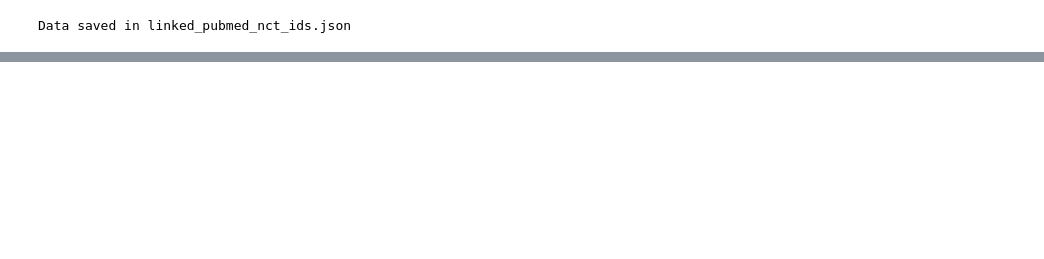
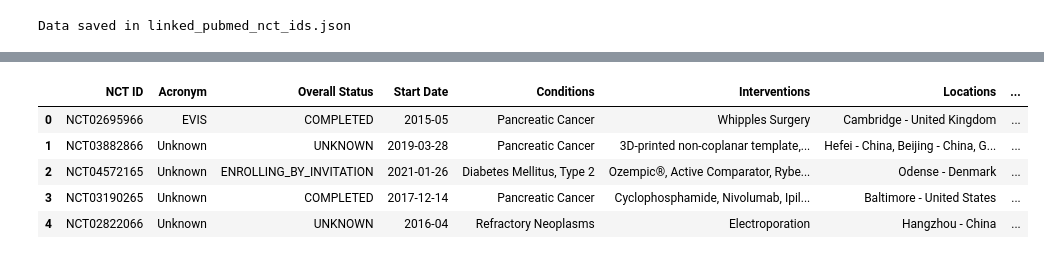
Before and after one commit to Nafiz43/STA-220-Project-Clinical-Trial-Analysis, a Jupyter notebook: 03_linking_trials_with_articles.ipynb, the cells around one changed output, grey strips where cells are left out. Cells and saved outputs as stored; diff of their text form; code cells hidden in the pictures; blank space fills up the shorter version.

Commit message:
updated the code for linking article and trials

```diff
--- a/03_linking_trials_with_articles.ipynb
+++ b/03_linking_trials_with_articles.ipynb
@@ -52,3 +52,13 @@ with open(output_file, 'w') as json_file:
 print(f"Data saved in {output_file}")
 # %% [output]
 Data saved in linked_pubmed_nct_ids.json
+# %%
+import pandas as pd
+import json
+
+# pd.read_csv('data/all_diseas_processed.csv')
+all_disease = pd.read_csv('data/all_disease_procesed.csv')
+print(all_disease.head())
+
+pubmed_links = json.load(open('linked_pubmed_nct_ids.json'))
+print(pubmed_links[:5])
@@ -54,0 +83,24 @@ Data saved in linked_pubmed_nct_ids.json
+# %%
+
+
+# Create a mapping of NCT ID to PubMed ID
+nct_to_pubmed = {}
+
+for entry in pubmed_links:
+    pubmed_id = str(entry["PubMed_ID"])  # Ensure string format
+    for nct_id in entry["NCT_IDs"]:
+        nct_to_pubmed[nct_id] = pubmed_id
+
+# Sample all_disease DataFrame
+# all_disease = pd.DataFrame({
+#     "NCT ID": ["NCT06088706", "NCT02871856", "NCT12345678", "NCT05622630"]
+# })
+
+# Map NCT ID to PubMed ID
+all_disease["Associated Article ID"] = all_disease["NCT ID"].map(nct_to_pubmed).fillna("")
+
+# Create binary column indicating association
+all_disease["Associated Article?"] = all_disease["Associated Article ID"].apply(lambda x: "YES" if x else "NO")
+
+# Display result
+print(all_disease)
@@ -54,0 +125,9 @@ Data saved in linked_pubmed_nct_ids.json
+# %%
+all_disease.head()
+# %% [output]
+|  | NCT ID | Acronym | Overall Status | Start Date | Conditions | Interventions | Locations | ... |
+| 0 | NCT02695966 | EVIS | COMPLETED | 2015-05 | Pancreatic Cancer | Whipples Surgery | Cambridge - United Kingdom | ... |
+| 1 | NCT03882866 | Unknown | UNKNOWN | 2019-03-28 | Pancreatic Cancer | 3D-printed non-coplanar template,... | Hefei - China, Beijing - China, G... | ... |
+| 2 | NCT04572165 | Unknown | ENROLLING_BY_INVITATION | 2021-01-26 | Diabetes Mellitus, Type 2 | Ozempic®, Active Comparator, Rybe... | Odense - Denmark | ... |
+| 3 | NCT03190265 | Unknown | COMPLETED | 2017-12-14 | Pancreatic Cancer | Cyclophosphamide, Nivolumab, Ipil... | Baltimore - United States | ... |
+| 4 | NCT02822066 | Unknown | UNKNOWN | 2016-04 | Refractory Neoplasms | Electroporation | Hangzhou - China | ... |
```
Also changed, not shown: parts of 2 cells of this notebook, 1 other file.
